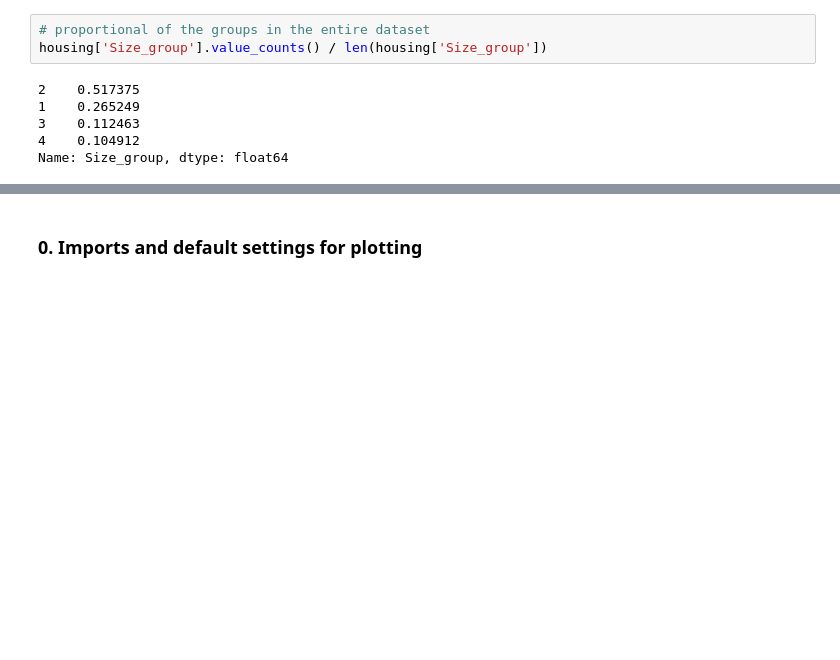
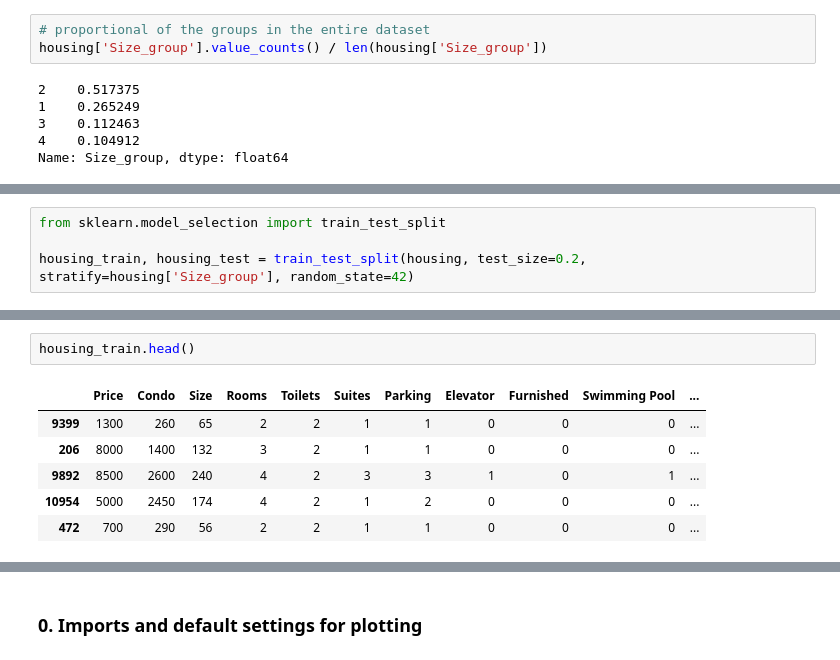
Before and after one commit to HWatanuki/Trabalho_D2APR, a Jupyter notebook: saopaulo-housing.ipynb, the cells around one changed output, grey strips where cells are left out. Saved outputs shown, nothing was run; the diff lists cells and outputs as text; blank space fills up the shorter version.

```diff
--- a/saopaulo-housing.ipynb
+++ b/saopaulo-housing.ipynb
@@ -161,0 +162,4 @@ plt.grid(True)
+# %%
+from sklearn.model_selection import train_test_split
+
+housing_train, housing_test = train_test_split(housing, test_size=0.2, stratify=housing['Size_group'], random_state=42)
@@ -161,0 +170,9 @@ plt.grid(True)
+# %%
+housing_train.head()
+# %% [output]
+|  | Price | Condo | Size | Rooms | Toilets | Suites | Parking | Elevator | Furnished | Swimming Pool | ... |
+| 9399 | 1300 | 260 | 65 | 2 | 2 | 1 | 1 | 0 | 0 | 0 | ... |
+| 206 | 8000 | 1400 | 132 | 3 | 2 | 1 | 1 | 0 | 0 | 0 | ... |
+| 9892 | 8500 | 2600 | 240 | 4 | 2 | 3 | 3 | 1 | 0 | 1 | ... |
+| 10954 | 5000 | 2450 | 174 | 4 | 2 | 1 | 2 | 0 | 0 | 0 | ... |
+| 472 | 700 | 290 | 56 | 2 | 2 | 1 | 1 | 0 | 0 | 0 | ... |
```
Also changed, not shown: parts of 8 cells of this notebook.
